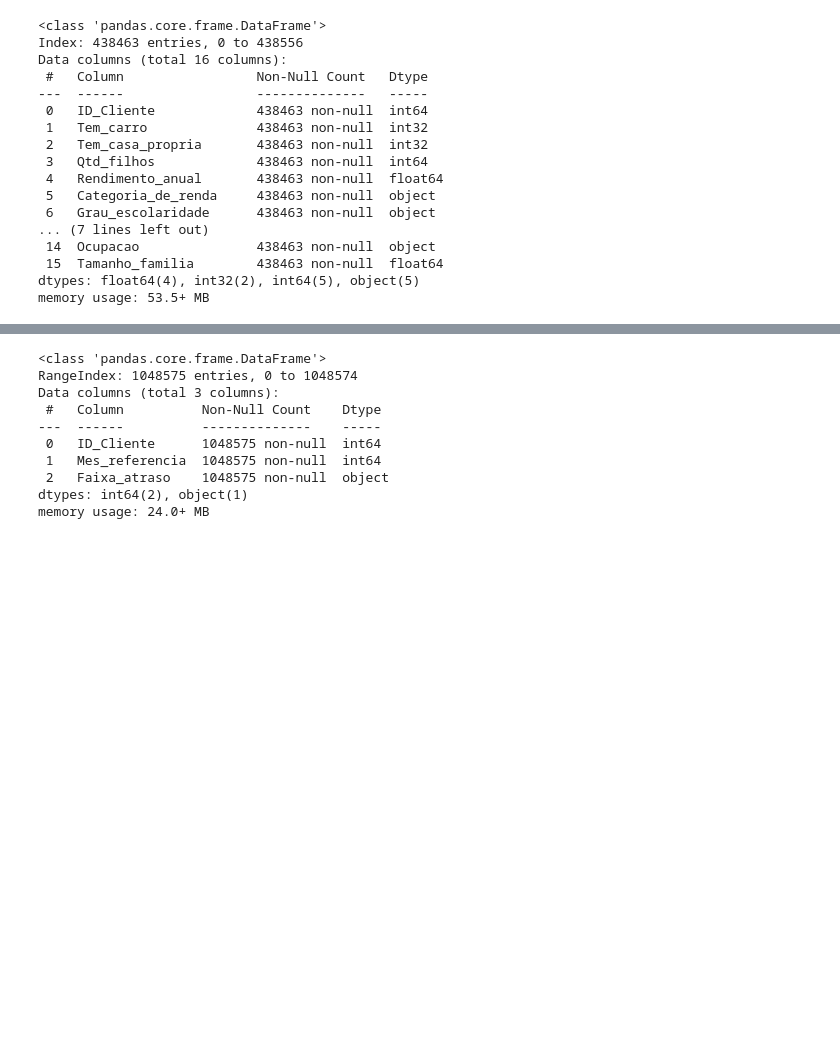
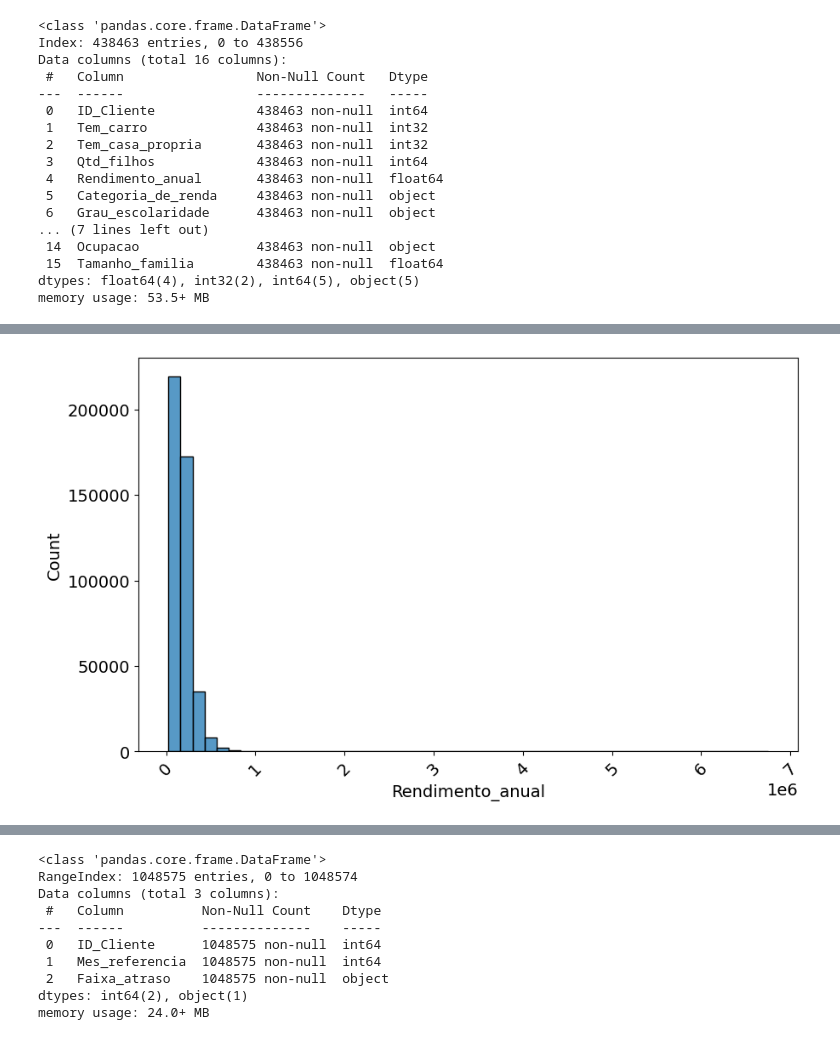
Before and after one commit to torvess/credit_score_07-10-2024, a Jupyter notebook: notebooks/credit_score.ipynb, the cells around one changed output, grey strips where cells are left out. Cells and saved outputs as stored; diff of their text form; code cells hidden in the pictures; blank space fills up the shorter version.

```diff
--- a/notebooks/credit_score.ipynb
+++ b/notebooks/credit_score.ipynb
@@ -145,0 +229,6 @@ df_cadastro = df_cadastro[['ID_Cliente', 'Tem_carro', 'Tem_casa_propria', 'Tem_t
+# %%
+sns.histplot(data=df_cadastro, x='Rendimento_anual', bins=50)
+plt.xticks(rotation=45)
+plt.show()
+# %% [output]
+[figure, added]
```
Also changed, not shown: parts of 58 cells of this notebook.
